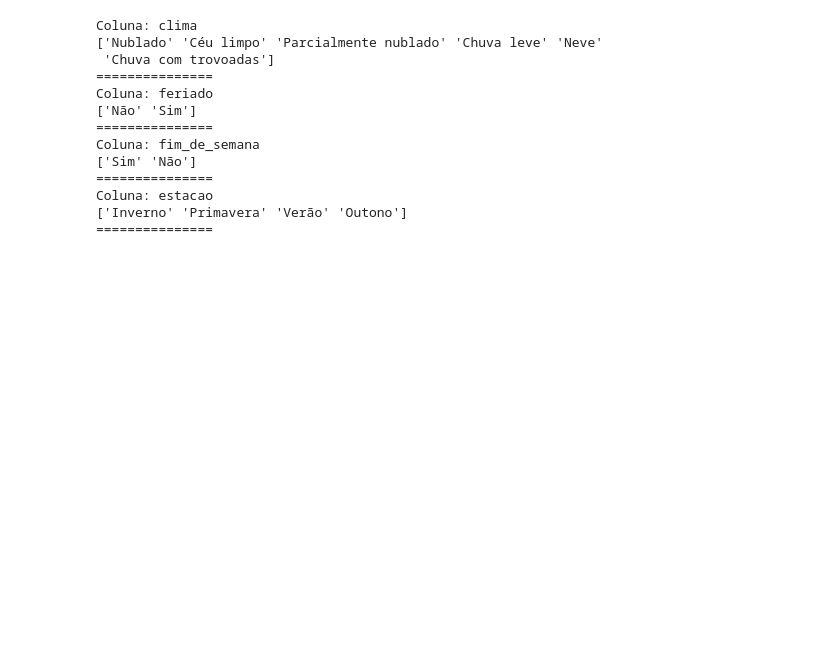
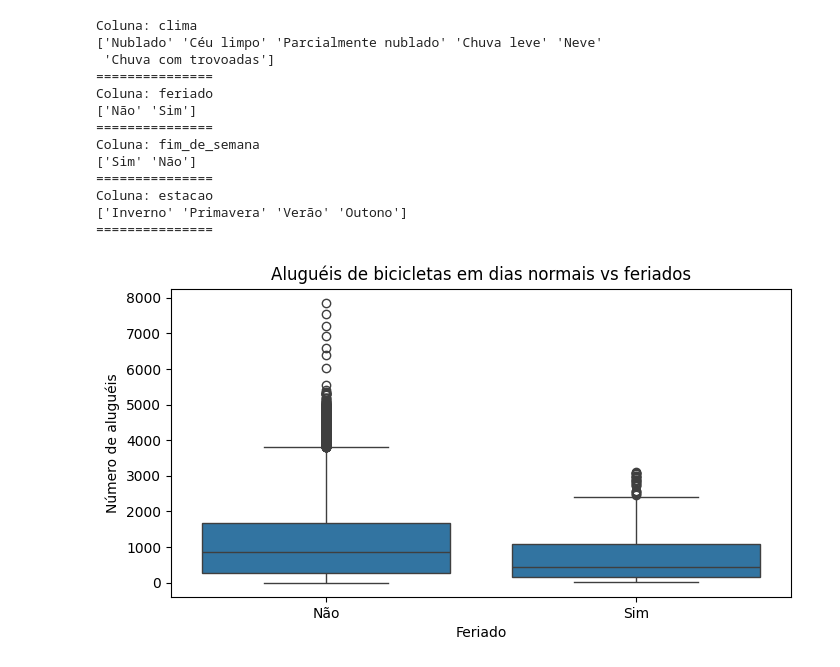
Before and after one commit to juliogazoli/alura-data-science-python-analisando-e-prevendo-series-temporais, a Jupyter notebook: atividades.ipynb, the cells around one changed output. Drawn from its saved outputs; the diff is of its cells as text; code cells hidden in the pictures; blank space fills up the shorter version.

Commit message:
Comparando dias normais, feriados e finais de semana

```diff
--- a/atividades.ipynb
+++ b/atividades.ipynb
@@ -187,3 +191,12 @@ Coluna: fim_de_semana
 Coluna: estacao
 ['Inverno' 'Primavera' 'Verão' 'Outono']
 ===============
+# %%
+plt.figure(figsize=(8, 4))
+sns.boxplot(x='feriado', y='contagem', data=df_limpo)
+plt.title('Aluguéis de bicicletas em dias normais vs feriados')
+plt.xlabel('Feriado')
+plt.ylabel('Número de aluguéis')
+plt.show()
+# %% [output]
+[figure, added]
```
Also changed, not shown: parts of 5 cells of this notebook.
